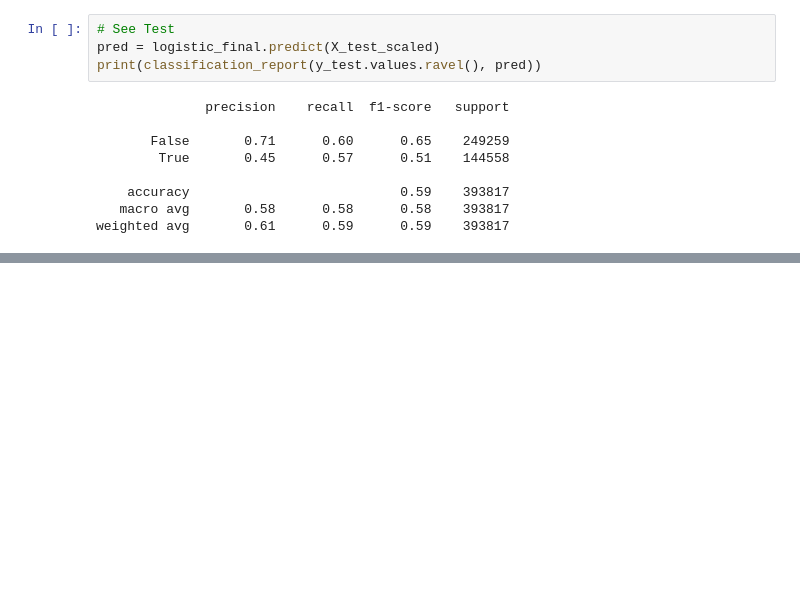
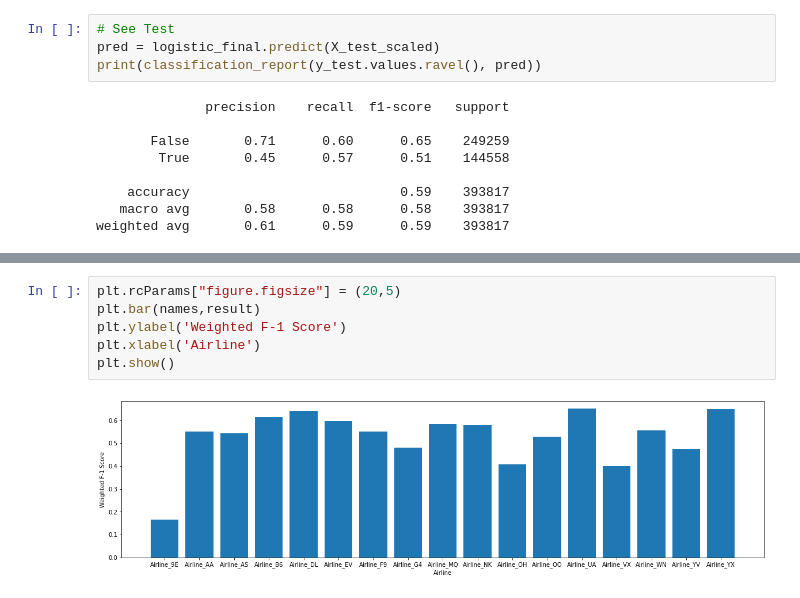
Before and after one commit to PPPSDavid/ORIE-4741-Project, a Jupyter notebook: Logistic_with_tuning_10_with_10.ipynb, the cells around one changed output, grey strips where cells are left out. Saved outputs shown, nothing was run; the diff lists cells and outputs as text; blank space fills up the shorter version.

```diff
--- a/Logistic_with_tuning_10_with_10.ipynb
+++ b/Logistic_with_tuning_10_with_10.ipynb
@@ -362,0 +355,8 @@ plt.show()
+# %%
+plt.rcParams["figure.figsize"] = (20,5)
+plt.bar(names,result)
+plt.ylabel('Weighted F-1 Score')
+plt.xlabel('Airline')
+plt.show()
+# %% [output]
+[figure, added]
```
Also changed, not shown: parts of 7 cells of this notebook.
